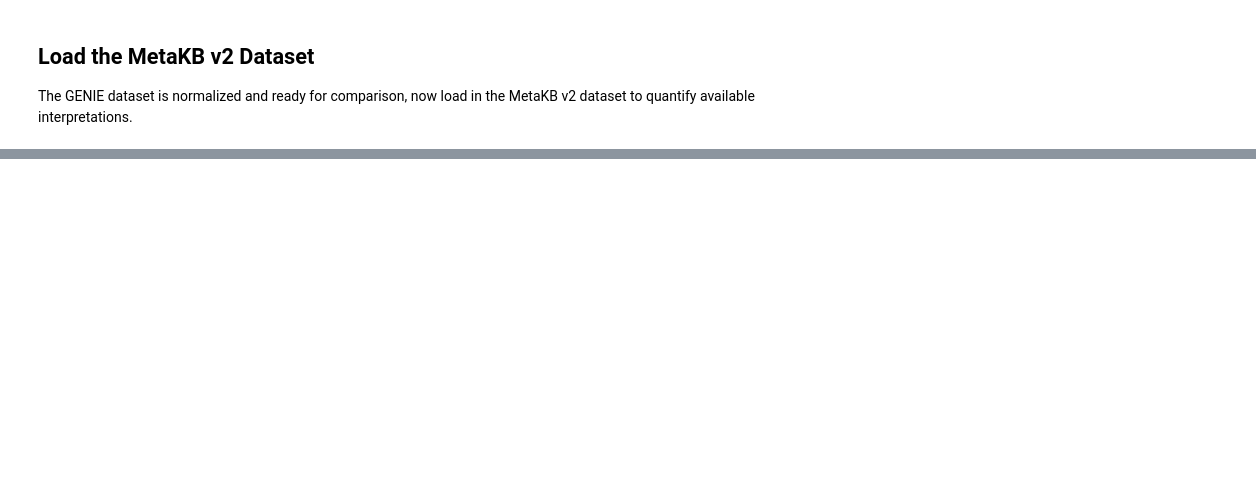
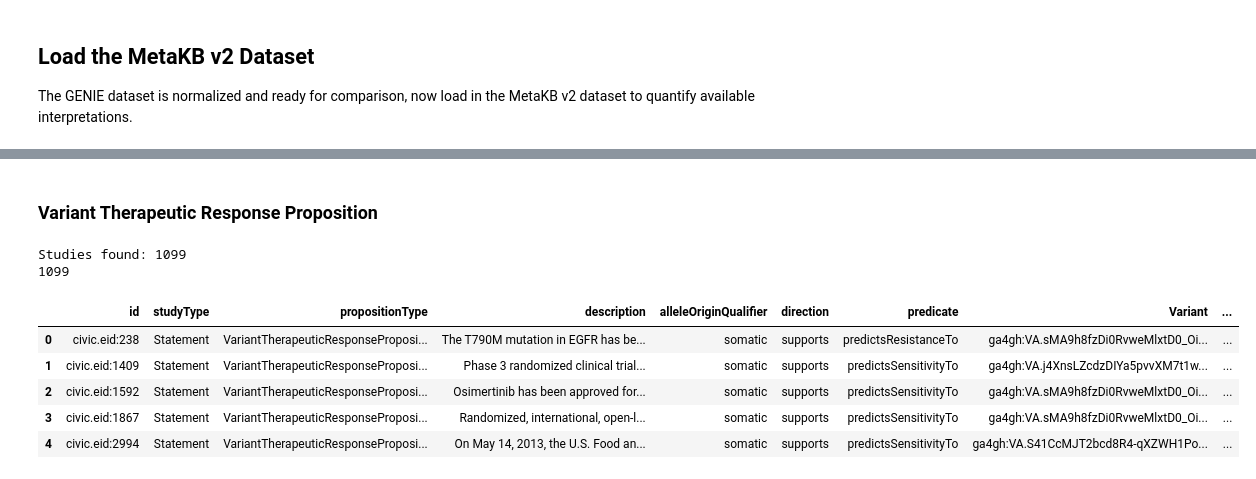
Before and after one commit to cancervariants/metakb, a Jupyter notebook: notebooks/genie.ipynb, the cells around one changed output, grey strips where cells are left out. Cells and saved outputs as stored; diff of their text form; code cells hidden in the pictures; blank space fills up the shorter version.

```diff
--- a/notebooks/genie.ipynb
+++ b/notebooks/genie.ipynb
@@ -272,0 +464,25 @@ The GENIE dataset is normalized and ready for comparison, now load in the MetaKB
+# %%
+# Queries
+q_all_statements = """MATCH (s:StudyStatement)
+    RETURN properties(s) AS Study
+"""
+
+# Run Query
+result = execute_query(q_all_statements)
+
+data = []
+for record in result:
+    study = record.get('Study', {})
+    row = {
+        'id': study.get('id', None),
+        'studyType': study.get('type',None),
+        'propositionType': study.get('propositionType',None),
+        'description': study.get('description', None),
+        'alleleOriginQualifier': study.get('alleleOriginQualifier',None),
+        'direction': study.get('direction',None),
+        'predicate': study.get('predicate', None)
+    }
+    data.append(row)
+
+metakb_df = pd.DataFrame(data)
+metakb_df[0:5]
@@ -272,0 +496,26 @@ The GENIE dataset is normalized and ready for comparison, now load in the MetaKB
+# %% [markdown]
+### Variant Therapeutic Response Proposition
+# %%
+data = metakb_df[metakb_df['propositionType']=='VariantTherapeuticResponseProposition'].reset_index(drop=True)
+print(f'Studies found: {len(data)}')
+
+data[['Variant','Disease','Therapeutic']] = None
+data['Variant'] = data['id'].apply(grab_subject_variant)
+data['Disease'] = data['id'].apply(grab_qualifier_disease)
+data['Disease ID'] = data['Disease'].apply(normalize_disease)
+data['Therapeutic'] = data['id'].apply(grab_object_therapeutic)
+data['source'] = data['id'].apply(lambda x: x.split('.')[0])
+data['statement'] = data.apply(lambda row: (row['Variant'], row['predicate'], row['Therapeutic'], row['Disease ID']), axis=1)
+data['statement_no_ther_or_gene'] = data.apply(lambda row: (row['Disease ID'], row['Variant']), axis=1)
+print(len(data))
+
+data[0:5]
+# %% [output]
+Studies found: 1099
+1099
+|  | id | studyType | propositionType | description | alleleOriginQualifier | direction | predicate | Variant | ... |
+| 0 | civic.eid:238 | Statement | VariantTherapeuticResponseProposi... | The T790M mutation in EGFR has be... | somatic | supports | predictsResistanceTo | ga4gh:VA.sMA9h8fzDi0RvweMlxtD0_Oi... | ... |
+| 1 | civic.eid:1409 | Statement | VariantTherapeuticResponseProposi... | Phase 3 randomized clinical trial... | somatic | supports | predictsSensitivityTo | ga4gh:VA.j4XnsLZcdzDIYa5pvvXM7t1w... | ... |
+| 2 | civic.eid:1592 | Statement | VariantTherapeuticResponseProposi... | Osimertinib has been approved for... | somatic | supports | predictsSensitivityTo | ga4gh:VA.sMA9h8fzDi0RvweMlxtD0_Oi... | ... |
+| 3 | civic.eid:1867 | Statement | VariantTherapeuticResponseProposi... | Randomized, international, open-l... | somatic | supports | predictsSensitivityTo | ga4gh:VA.sMA9h8fzDi0RvweMlxtD0_Oi... | ... |
+| 4 | civic.eid:2994 | Statement | VariantTherapeuticResponseProposi... | On May 14, 2013, the U.S. Food an... | somatic | supports | predictsSensitivityTo | ga4gh:VA.S41CcMJT2bcd8R4-qXZWH1Po... | ... |
```
Also changed, not shown: parts of 27 cells of this notebook.
